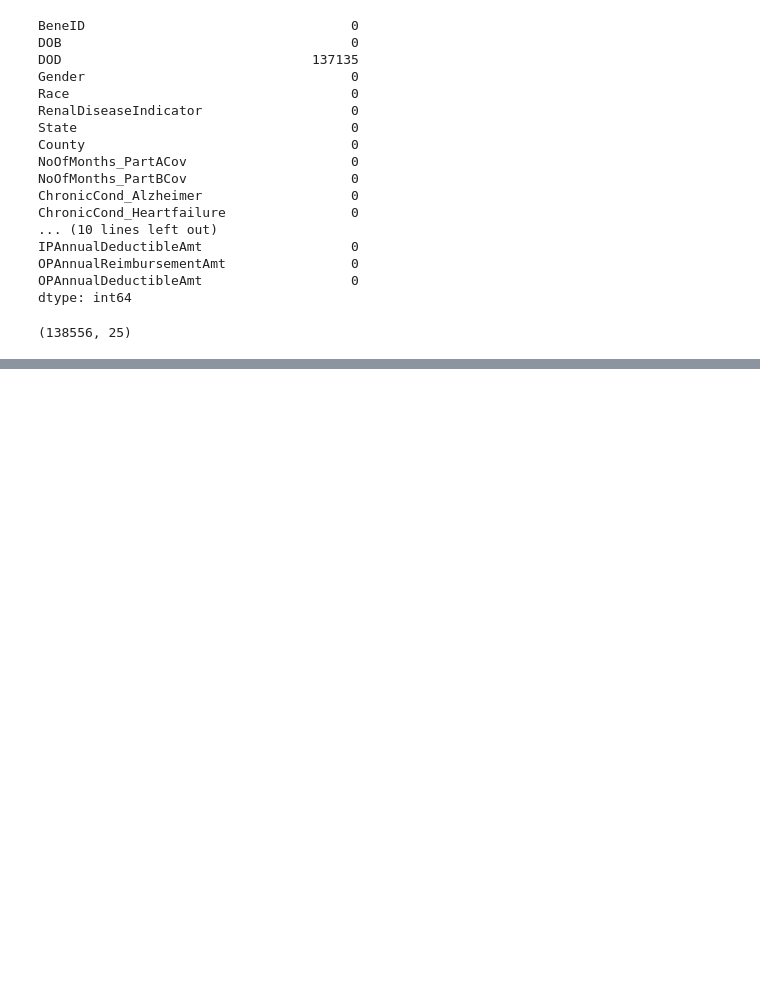
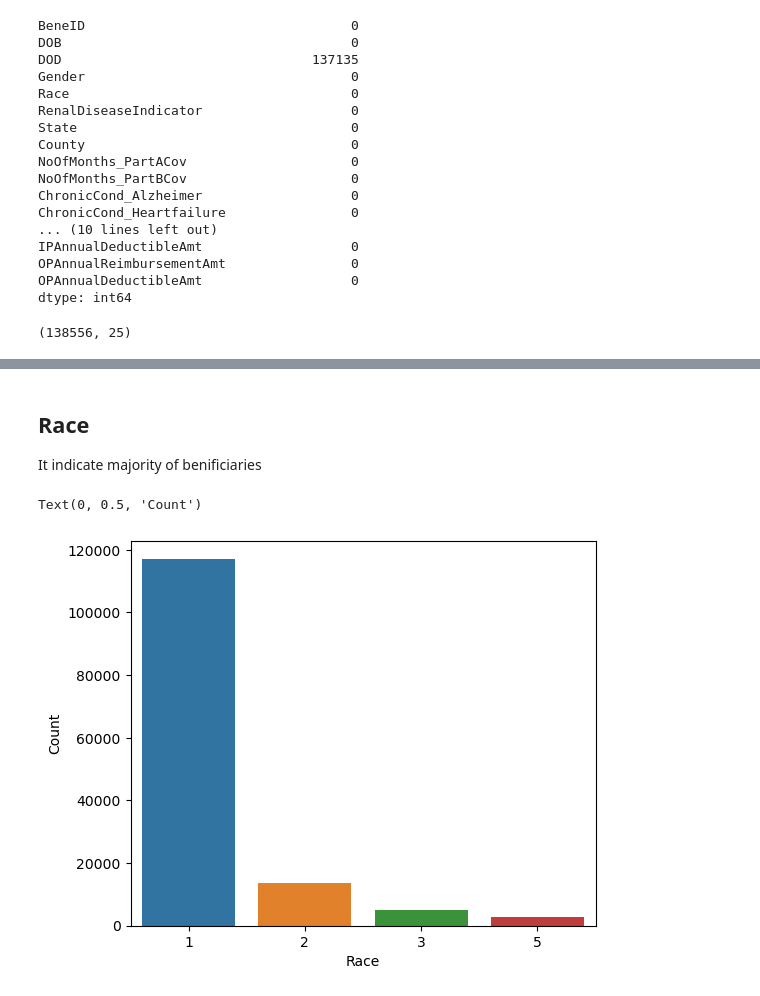
Before and after one commit to kirancool/Insurance_HealthCare_Fraud_Analysis, a Jupyter notebook: HEALTHCARE PROVIDER FRAUD DETECTION ANALYSIS.ipynb, the cells around one changed output, grey strips where cells are left out. Cells and saved outputs as stored; diff of their text form; code cells hidden in the pictures; blank space fills up the shorter version.

```diff
--- a/HEALTHCARE PROVIDER FRAUD DETECTION ANALYSIS.ipynb
+++ b/HEALTHCARE PROVIDER FRAUD DETECTION ANALYSIS.ipynb
@@ -49,0 +92,12 @@ df_ben.head()
+# %% [markdown]
+## Race
+
+It indicate majority of benificiaries
+# %%
+plt.figure(figsize=(6,5))
+ax=sns.countplot('Race',data=df_ben)
+plt.xlabel('Race')
+plt.ylabel('Count')
+# %% [output]
+Text(0, 0.5, 'Count')
+[figure, added]
```
Also changed, not shown: parts of 29 cells of this notebook.
